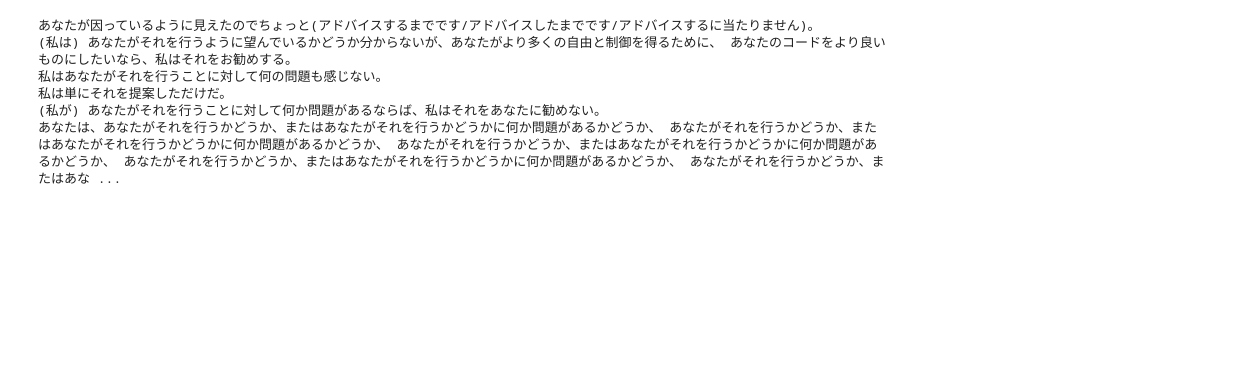
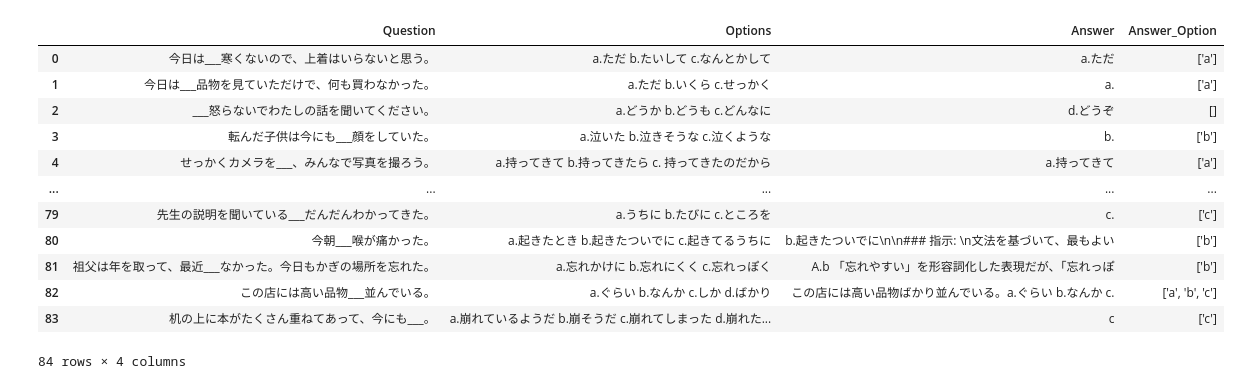
Before and after one commit to ZhaoPeiduo/NASC_2024, a Jupyter notebook: trial.ipynb, the cells around one changed output. Saved outputs shown, nothing was run; the diff lists cells and outputs as text; code cells hidden in the pictures; blank space fills up the shorter version.

```diff
--- a/trial.ipynb
+++ b/trial.ipynb
@@ -35,20 +0,0 @@ LlamaForCausalLM(
-# %%
-text = "あなたが因っているように見えたのでちょっと(アドバイスするまでです/アドバイスしたまでです/アドバイスするに当たりません)"
-token_ids = tokenizer.encode(text, add_special_tokens=False, return_tensors="pt")
-
-with torch.no_grad():
-    output_ids = model.generate(
-        token_ids.to(model.device),
-        max_new_tokens=256,
-        pad_token_id=tokenizer.pad_token_id,
-        eos_token_id=tokenizer.eos_token_id,
-    )
-output = tokenizer.decode(output_ids.tolist()[0], skip_special_tokens=True)
-print(output)
-# %% [output]
-あなたが因っているように見えたのでちょっと(アドバイスするまでです/アドバイスしたまでです/アドバイスするに当たりません)。
-(私は) あなたがそれを行うように望んでいるかどうか分からないが、あなたがより多くの自由と制御を得るために、 あなたのコードをより良いものにしたいなら、私はそれをお勧めする。
-私はあなたがそれを行うことに対して何の問題も感じない。
-私は単にそれを提案しただけだ。
-(私が) あなたがそれを行うことに対して何か問題があるならば、私はそれをあなたに勧めない。
-あなたは、あなたがそれを行うかどうか、またはあなたがそれを行うかどうかに何か問題があるかどうか、 あなたがそれを行うかどうか、またはあなたがそれを行うかどうかに何か問題があるかどうか、 あなたがそれを行うかどうか、またはあなたがそれを行うかどうかに何か問題があるかどうか、 あなたがそれを行うかどうか、またはあなたがそれを行うかどうかに何か問題があるかどうか、 あなたがそれを行うかどうか、またはあな ...
@@ -54,0 +27,18 @@ print(output)
+# %%
+import pandas as pd
+N3 = pd.read_csv('./N3_answers.csv')
+N3
+# %% [output]
+|  | Question | Options | Answer | Answer_Option |
+| 0 | 今日は___寒くないので、上着はいらないと思う。 | a.ただ b.たいして c.なんとかして | a.ただ | ['a'] |
+| 1 | 今日は___品物を見ていただけで、何も買わなかった。 | a.ただ b.いくら c.せっかく | a. | ['a'] |
+| 2 | ___怒らないでわたしの話を聞いてください。 | a.どうか b.どうも c.どんなに | d.どうぞ | [] |
+| 3 | 転んだ子供は今にも___顔をしていた。 | a.泣いた b.泣きそうな c.泣くような | b. | ['b'] |
+| 4 | せっかくカメラを___、みんなで写真を撮ろう。 | a.持ってきて b.持ってきたら c. 持ってきたのだから | a.持ってきて | ['a'] |
+| ... | ... | ... | ... | ... |
+| 79 | 先生の説明を聞いている___だんだんわかってきた。 | a.うちに b.たびに c.ところを | c. | ['c'] |
+| 80 | 今朝___喉が痛かった。 | a.起きたとき b.起きたついでに c.起きてるうちに | b.起きたついでに\n\n### 指示: \n文法を基づいて、最もよい | ['b'] |
+| 81 | 祖父は年を取って、最近___なかった。今日もかぎの場所を忘れた。 | a.忘れかけに b.忘れにくく c.忘れっぽく | A.b 「忘れやすい」を形容詞化した表現だが、「忘れっぽ | ['b'] |
+| 82 | この店には高い品物___並んでいる。 | a.ぐらい b.なんか c.しか d.ばかり | この店には高い品物ばかり並んでいる。a.ぐらい b.なんか c. | ['a', 'b', 'c'] |
+| 83 | 机の上に本がたくさん重ねてあって、今にも___。 | a.崩れているようだ b.崩そうだ c.崩れてしまった d.崩れた... | c | ['c'] |
+84 rows × 4 columns
```
Also changed, not shown: parts of 9 cells of this notebook, 7 other files.
